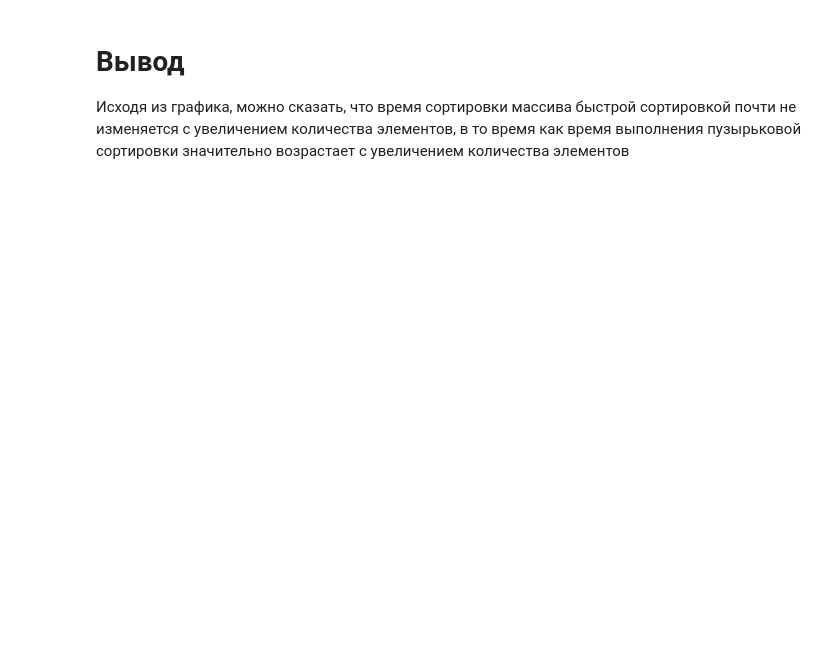
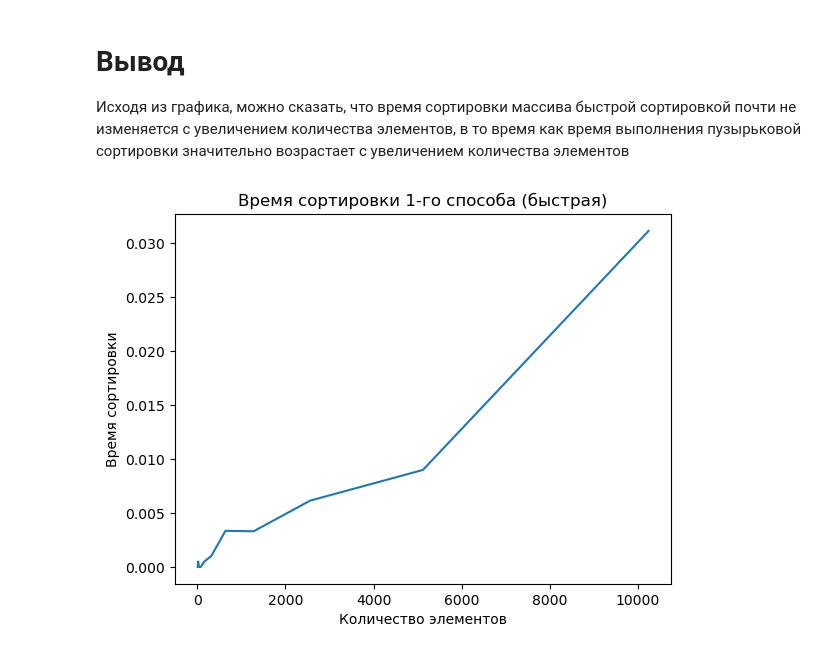
Before and after one commit to ProkDmit/tro_lb1, a Jupyter notebook: lb1/8-zad.ipynb, the cells around one changed output. Saved outputs shown, nothing was run; the diff lists cells and outputs as text; code cells hidden in the pictures; blank space fills up the shorter version.

```diff
--- a/lb1/8-zad.ipynb
+++ b/lb1/8-zad.ipynb
@@ -86,3 +86,11 @@ plt.show()
 # %% [markdown]
 # Вывод
 Исходя из графика, можно сказать, что время сортировки массива быстрой сортировкой почти не изменяется с увеличением количества элементов, в то время как время выполнения пузырьковой сортировки значительно возрастает с увеличением количества элементов
+# %%
+plt.title("Время сортировки 1-го способа (быстрая)")
+plt.xlabel("Количество элементов")
+plt.ylabel("Время сортировки")
+plt.plot(x, qic)
+plt.show()
+# %% [output]
+[figure, added]
```
Also changed, not shown: parts of 2 cells of this notebook, 1 other file.
